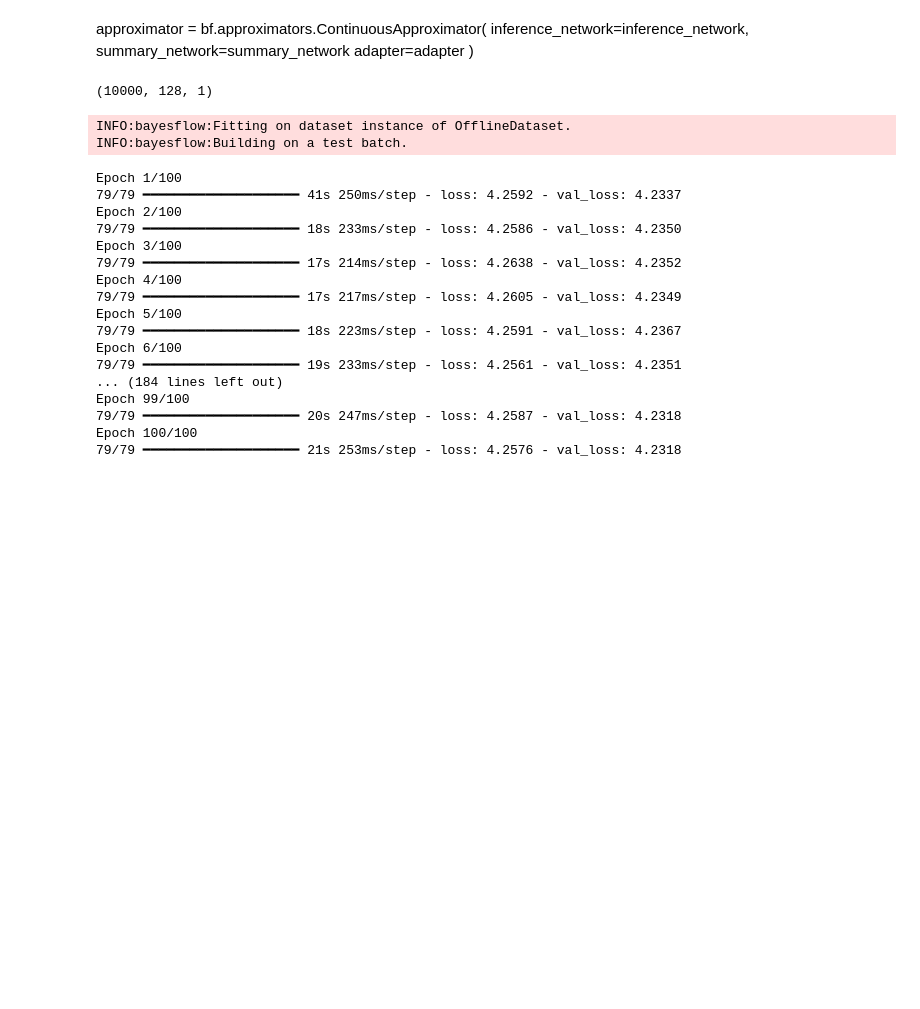
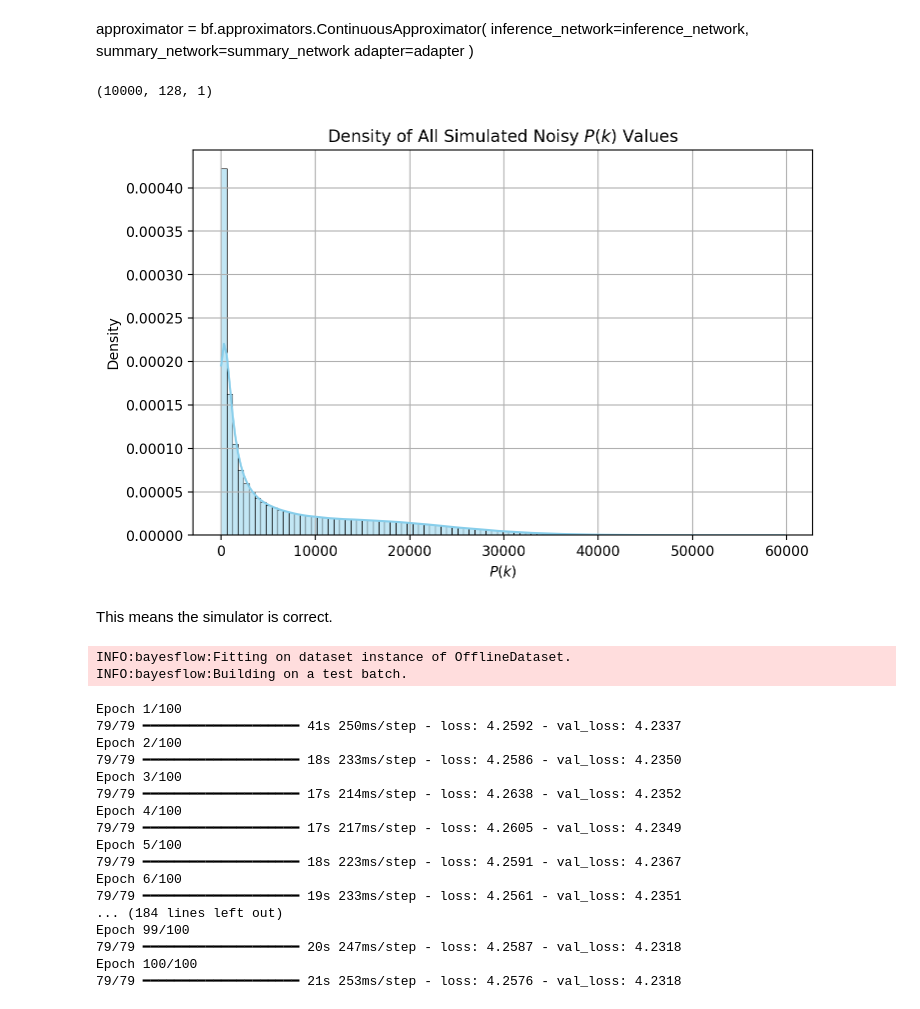
Before and after one commit to lapulga-10/Estimating-Cosmological-Parameters-from-Galaxy-Power-Spectrum-, a Jupyter notebook: 1_DGP.ipynb, the cells around one changed output. Drawn from its saved outputs; the diff is of its cells as text; code cells hidden in the pictures; blank space fills up the shorter version.

```diff
--- a/1_DGP.ipynb
+++ b/1_DGP.ipynb
@@ -315,5 +315,20 @@ training_data['P_k_noisy'].shape
 # %% [output]
 (10000, 128, 1)
+# %%
+all_pks = training_data['P_k_noisy'].reshape(-1)
+# %%
+plt.figure(figsize=(8, 5))
+sns.histplot(all_pks, bins=100, kde=True, stat='density', color='skyblue', edgecolor='black')
+
+plt.title('Density of All Simulated Noisy $P(k)$ Values')
+plt.xlabel('$P(k)$')
+plt.ylabel('Density')
+plt.grid(True)
+plt.show()
+# %% [output]
+[figure, added]
+# %% [markdown]
+This means the simulator is correct.
 # %%
 history = workflow.fit_offline(
     data = training_data,
```
Also changed, not shown: parts of 6 cells of this notebook.
